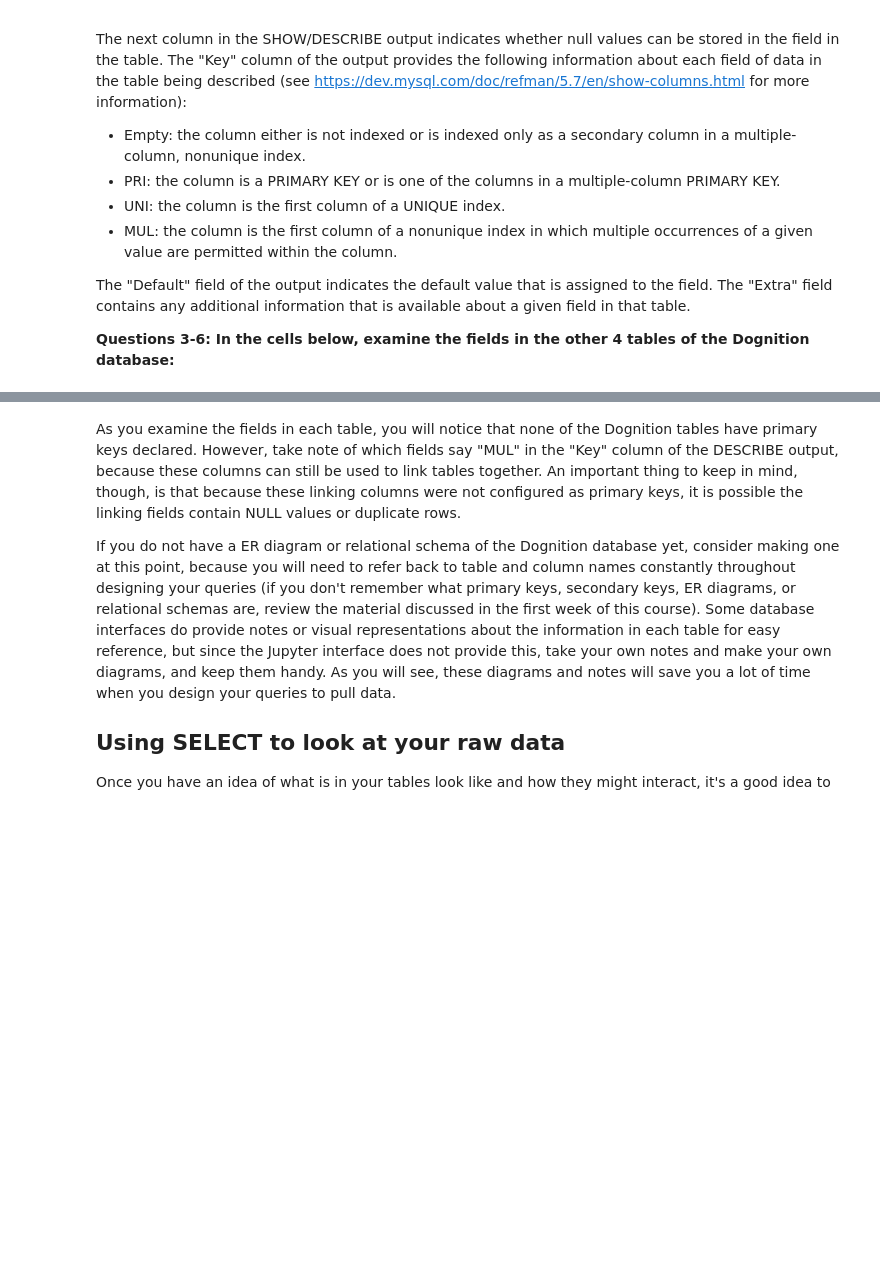
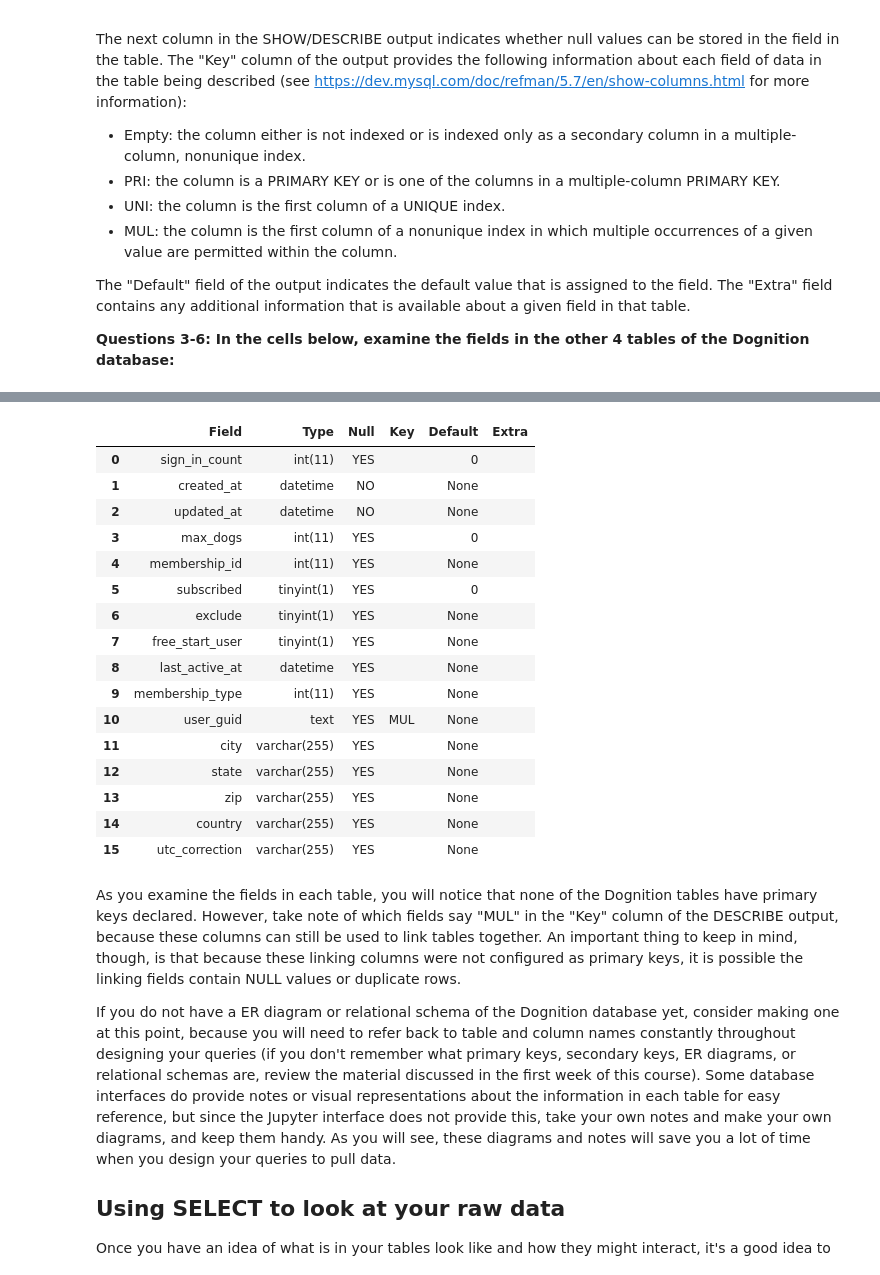
Before and after one commit to dennislamcv1/DukeExcelMySQL, a Jupyter notebook: Managing Big Data with MySQL/MySQL_Exercise_01_Looking_at_Your_Data.ipynb, the cells around one changed output, grey strips where cells are left out. Cells and saved outputs as stored; diff of their text form; code cells hidden in the pictures; blank space fills up the shorter version.

```diff
--- a/Managing Big Data with MySQL/MySQL_Exercise_01_Looking_at_Your_Data.ipynb
+++ b/Managing Big Data with MySQL/MySQL_Exercise_01_Looking_at_Your_Data.ipynb
@@ -250,3 +295,23 @@ The "Default" field of the output indicates the default value that is assigned t
+# %%
+pd.read_sql_query("SHOW columns from users", mydb)
+# %% [output]
+|  | Field | Type | Null | Key | Default | Extra |
+| 0 | sign_in_count | int(11) | YES |  | 0 |  |
+| 1 | created_at | datetime | NO |  | None |  |
+| 2 | updated_at | datetime | NO |  | None |  |
+| 3 | max_dogs | int(11) | YES |  | 0 |  |
+| 4 | membership_id | int(11) | YES |  | None |  |
+| 5 | subscribed | tinyint(1) | YES |  | 0 |  |
+| 6 | exclude | tinyint(1) | YES |  | None |  |
+| 7 | free_start_user | tinyint(1) | YES |  | None |  |
+| 8 | last_active_at | datetime | YES |  | None |  |
+| 9 | membership_type | int(11) | YES |  | None |  |
+| 10 | user_guid | text | YES | MUL | None |  |
+| 11 | city | varchar(255) | YES |  | None |  |
+| 12 | state | varchar(255) | YES |  | None |  |
+| 13 | zip | varchar(255) | YES |  | None |  |
+| 14 | country | varchar(255) | YES |  | None |  |
+| 15 | utc_correction | varchar(255) | YES |  | None |  |
 # %% [markdown]
 As you examine the fields in each table, you will notice that none of the Dognition tables have primary keys declared.  However, take note of which fields say "MUL" in the "Key" column of the DESCRIBE output, because these columns can still be used to link tables together.  An important thing to keep in mind, though, is that because these linking columns were not configured as primary keys, it is possible the linking fields contain NULL values or duplicate rows.
 
```
Also changed, not shown: parts of 34 cells of this notebook, 1 other file.
